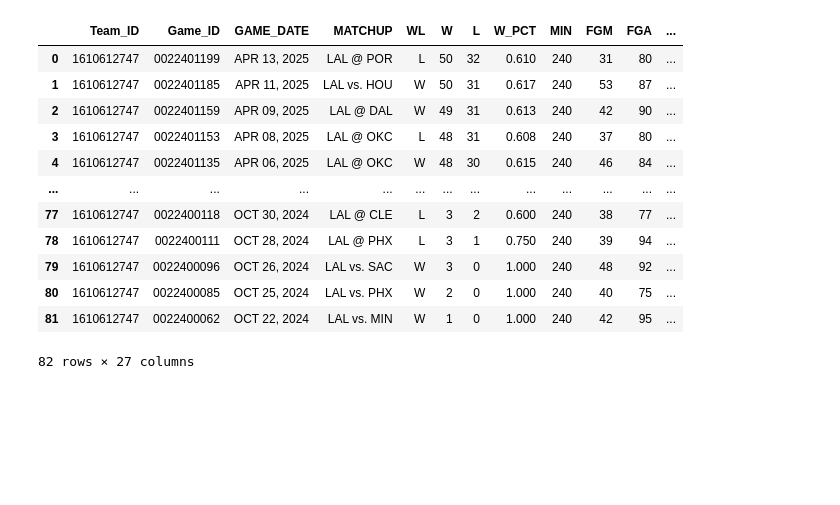
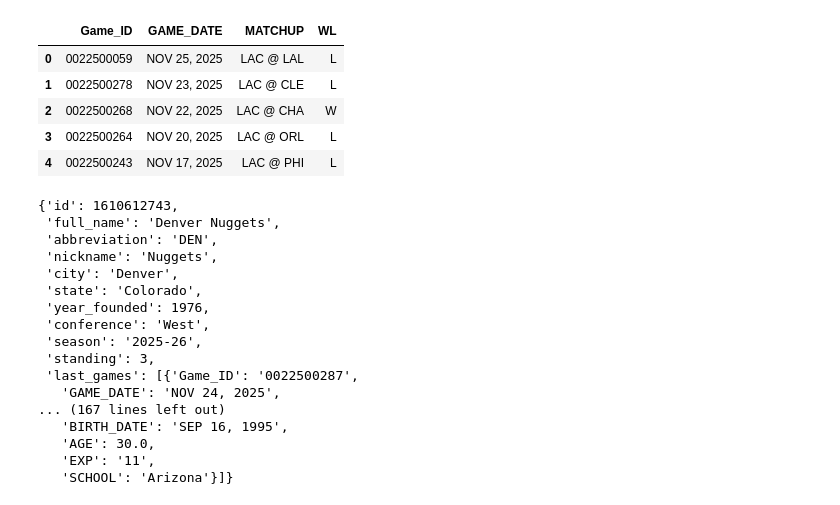
Before and after one commit to LuisHiram99/NBStats, a Jupyter notebook: Datos/libretas/FuncionesEquipo.ipynb, the cells around one changed output. Cells and saved outputs as stored; diff of their text form; code cells hidden in the pictures; blank space fills up the shorter version.

```diff
--- a/Datos/libretas/FuncionesEquipo.ipynb
+++ b/Datos/libretas/FuncionesEquipo.ipynb
@@ -139,24 +147,53 @@ class Teams():
+# %%
+Teams('LAC').get_team_games_played_per_season(last_n_games=5)
+# %% [output]
+|  | Game_ID | GAME_DATE | MATCHUP | WL |
+| 0 | 0022500059 | NOV 25, 2025 | LAC @ LAL | L |
+| 1 | 0022500278 | NOV 23, 2025 | LAC @ CLE | L |
+| 2 | 0022500268 | NOV 22, 2025 | LAC @ CHA | W |
+| 3 | 0022500264 | NOV 20, 2025 | LAC @ ORL | L |
+| 4 | 0022500243 | NOV 17, 2025 | LAC @ PHI | L |
 # %%
 #Teams().get_all_teams()
 #Teams().get_team_details("LAL")
 #print(Teams().get_team_roster_per_season("LAL").columns)
 #Teams().get_team_roster_per_season("LAL", season=None)
-Teams().get_team_games_played_per_season(season="2024", teamAbbreviation="LAL")
+#Teams("LAL").get_team_games_played_per_season(season=None, last_n_games = 5)
+
+lakers = Teams(team_abbreviation="DEN")
+
+#lakers.get_team_league_standing(season="2023")
+
+team_data = lakers.get_team_details()
+
+
+team_data['season'] = get_current_season()
+team_data['standing'] = lakers.get_team_league_standing()
+team_data['last_games'] = lakers.get_team_games_played_per_season().to_dict(orient="records")
+team_data['roster'] = lakers.get_team_roster_per_season().to_dict(orient="records")
+
+#print(team_data['roster'])
+
+team_data
 
 #Teams().get_team_by_name("Los Angeles Lakers")
 #Teams().get_team_details_by_id(1610612747)
 #Teams().get_team_details_by_abbreviation("LAL")
 # %% [output]
-|  | Team_ID | Game_ID | GAME_DATE | MATCHUP | WL | W | L | W_PCT | MIN | FGM | FGA | ... |
-| 0 | 1610612747 | 0022401199 | APR 13, 2025 | LAL @ POR | L | 50 | 32 | 0.610 | 240 | 31 | 80 | ... |
-| 1 | 1610612747 | 0022401185 | APR 11, 2025 | LAL vs. HOU | W | 50 | 31 | 0.617 | 240 | 53 | 87 | ... |
-| 2 | 1610612747 | 0022401159 | APR 09, 2025 | LAL @ DAL | W | 49 | 31 | 0.613 | 240 | 42 | 90 | ... |
-| 3 | 1610612747 | 0022401153 | APR 08, 2025 | LAL @ OKC | L | 48 | 31 | 0.608 | 240 | 37 | 80 | ... |
-| 4 | 1610612747 | 0022401135 | APR 06, 2025 | LAL @ OKC | W | 48 | 30 | 0.615 | 240 | 46 | 84 | ... |
-| ... | ... | ... | ... | ... | ... | ... | ... | ... | ... | ... | ... | ... |
-| 77 | 1610612747 | 0022400118 | OCT 30, 2024 | LAL @ CLE | L | 3 | 2 | 0.600 | 240 | 38 | 77 | ... |
-| 78 | 1610612747 | 0022400111 | OCT 28, 2024 | LAL @ PHX | L | 3 | 1 | 0.750 | 240 | 39 | 94 | ... |
-| 79 | 1610612747 | 0022400096 | OCT 26, 2024 | LAL vs. SAC | W | 3 | 0 | 1.000 | 240 | 48 | 92 | ... |
-| 80 | 1610612747 | 0022400085 | OCT 25, 2024 | LAL vs. PHX | W | 2 | 0 | 1.000 | 240 | 40 | 75 | ... |
-| 81 | 1610612747 | 0022400062 | OCT 22, 2024 | LAL vs. MIN | W | 1 | 0 | 1.000 | 240 | 42 | 95 | ... |
-82 rows × 27 columns
+{'id': 1610612743,
+ 'full_name': 'Denver Nuggets',
+ 'abbreviation': 'DEN',
+ 'nickname': 'Nuggets',
+ 'city': 'Denver',
+ 'state': 'Colorado',
+ 'year_founded': 1976,
+ 'conference': 'West',
+ 'season': '2025-26',
+ 'standing': 3,
+ 'last_games': [{'Game_ID': '0022500287',
+   'GAME_DATE': 'NOV 24, 2025',
+... (167 lines left out)
+   'BIRTH_DATE': 'SEP 16, 1995',
+   'AGE': 30.0,
+   'EXP': '11',
+   'SCHOOL': 'Arizona'}]}
```
Also changed, not shown: parts of 8 cells of this notebook, 6 other files.
